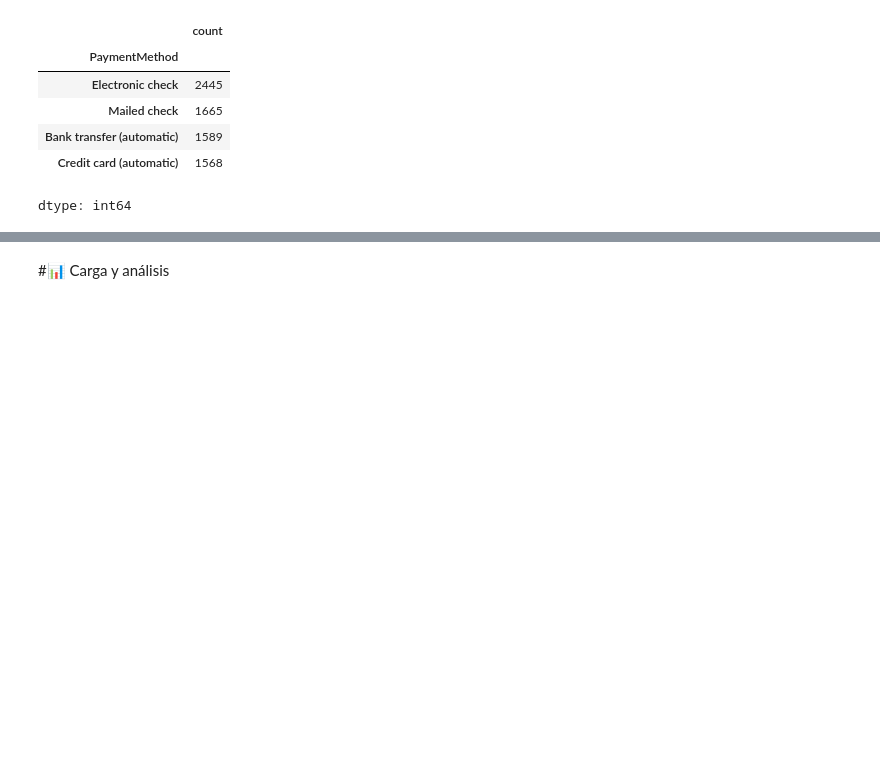
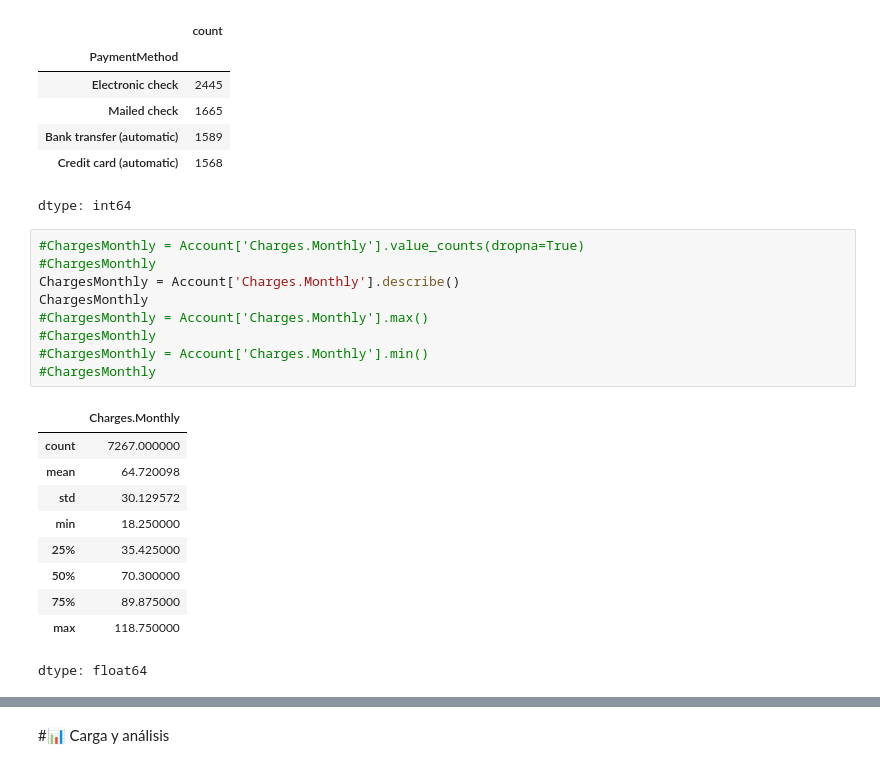
Before and after one commit to clopezv/Challenger_TelecomX, a Jupyter notebook: TelecomX_LATAM_CLV.ipynb, the cells around one changed output, grey strips where cells are left out. Drawn from its saved outputs; the diff is of its cells as text; blank space fills up the shorter version.

```diff
--- a/TelecomX_LATAM_CLV.ipynb
+++ b/TelecomX_LATAM_CLV.ipynb
@@ -159,3 +159,23 @@ PaymentMethod
 | Bank transfer (automatic) | 1589 |
 | Credit card (automatic) | 1568 |
 dtype: int64
+# %%
+#ChargesMonthly = Account['Charges.Monthly'].value_counts(dropna=True)
+#ChargesMonthly
+ChargesMonthly = Account['Charges.Monthly'].describe()
+ChargesMonthly
+#ChargesMonthly = Account['Charges.Monthly'].max()
+#ChargesMonthly
+#ChargesMonthly = Account['Charges.Monthly'].min()
+#ChargesMonthly
+# %% [output]
+|  | Charges.Monthly |
+| count | 7267.000000 |
+| mean | 64.720098 |
+| std | 30.129572 |
+| min | 18.250000 |
+| 25% | 35.425000 |
+| 50% | 70.300000 |
+| 75% | 89.875000 |
+| max | 118.750000 |
+dtype: float64
```
Also changed, not shown: parts of 1 cell of this notebook.
